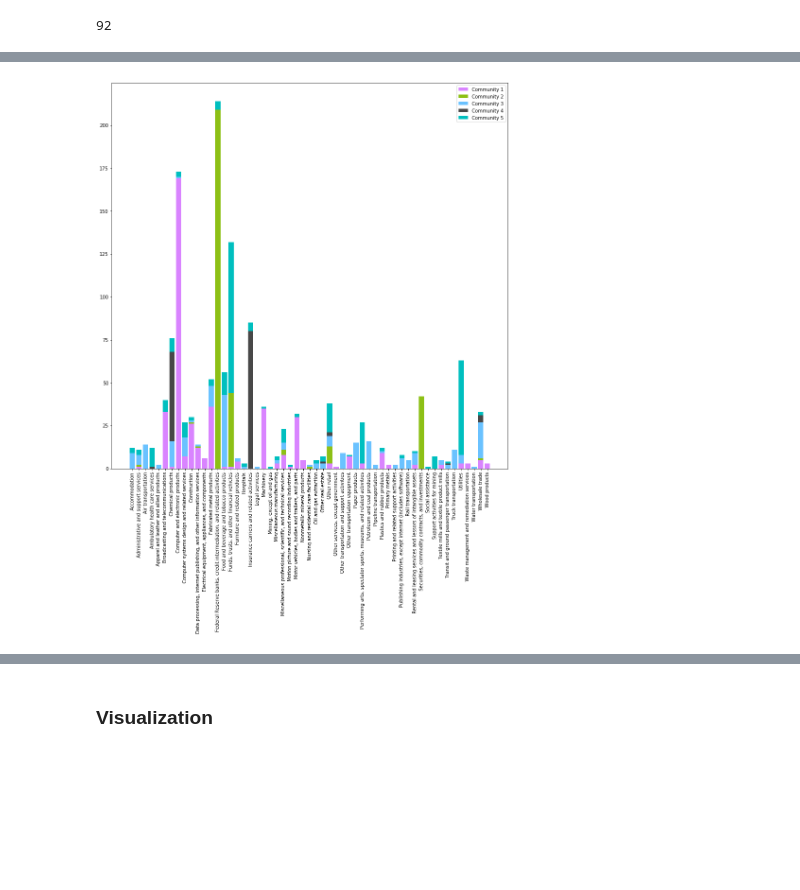
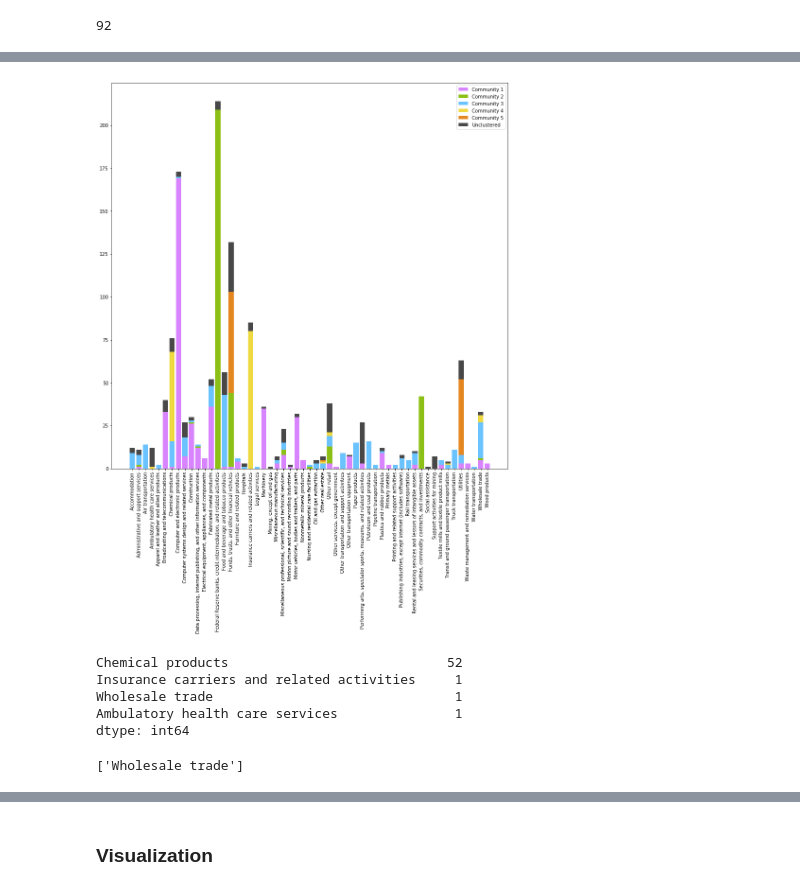
Before and after one commit to brochure/Stock-Complex-Networks, a Jupyter notebook: Codes/network_topology_analysis.ipynb, the cells around one changed output, grey strips where cells are left out. Cells and saved outputs as stored; diff of their text form; code cells hidden in the pictures; blank space fills up the shorter version.

```diff
--- a/Codes/network_topology_analysis.ipynb
+++ b/Codes/network_topology_analysis.ipynb
@@ -1476,7 +1481,7 @@ dtype: int64
 # %%
 for i in range(len(v_c_2)): v_c_2[i] = i+1
 # %%
-for i in range(len(lst_tickers_stp)): G.nodes[lst_tickers_stp[i]]['community'] = str(v_c_2[best_asgn[i]])
+for i in range(len(lst_tickers_stp)): G.nodes[lst_tickers_stp[i]]['community'] = str(v_c_2[over_best_asgn[i]])
 # %%
 v_c = pd.Series(sri_overall_asgn).value_counts()
 # %%
@@ -1496,12 +1501,16 @@ stp_group_tckr_index = sri_overall_asgn[sri_overall_asgn == v_c.index[3]].index.
 stp_group_tckr = [lst_tickers_stp[i] for i in stp_group_tckr_index]
 stp_group_indcode = getIndustryCodeByStockCode(stp_group_tckr, code_type='Title')
 sri_community_4 = pd.Series(stp_group_indcode).value_counts()
+stp_group_tckr_index = sri_overall_asgn[sri_overall_asgn == v_c.index[4]].index.tolist()
+stp_group_tckr = [lst_tickers_stp[i] for i in stp_group_tckr_index]
+stp_group_indcode = getIndustryCodeByStockCode(stp_group_tckr, code_type='Title')
+sri_community_5 = pd.Series(stp_group_indcode).value_counts()
 # %%
 stp_group_tckr_index = []
-for i in range(4,11): stp_group_tckr_index += sri_overall_asgn[sri_overall_asgn == v_c.index[i]].index.tolist()
+for i in range(5,11): stp_group_tckr_index += sri_overall_asgn[sri_overall_asgn == v_c.index[i]].index.tolist()
 stp_group_tckr = [lst_tickers_stp[i] for i in stp_group_tckr_index]
 stp_group_indcode = getIndustryCodeByStockCode(stp_group_tckr, code_type='Title')
-sri_community_5 = pd.Series(stp_group_indcode).value_counts()
+sri_community_6 = pd.Series(stp_group_indcode).value_counts()
 # %%
 uniq_ind = np.unique(df_codes_and_title.Title)
 # %%
@@ -1510,6 +1519,7 @@ lst_community_2 = []
 lst_community_3 = []
 lst_community_4 = []
 lst_community_5 = []
+lst_community_6 = []
 for ind in uniq_ind:
     if ind in sri_community_1.index: lst_community_1.append(sri_community_1[ind]) #/ sum(sri_overall_asgn == v_c.index[0]))
     else: lst_community_1.append(0)
@@ -1521,3 +1531,5 @@ for ind in uniq_ind:
     else: lst_community_4.append(0)
     if ind in sri_community_5.index: lst_community_5.append(sri_community_5[ind]) #/ sum(sri_overall_asgn == v_c.index[4]))
     else: lst_community_5.append(0)
+    if ind in sri_community_6.index: lst_community_6.append(sri_community_6[ind]) #/ sum(sri_overall_asgn == v_c.index[5]))
+    else: lst_community_6.append(0)
@@ -1524,16 +1583,18 @@ for ind in uniq_ind:
 # %%
 idx = np.arange(len(uniq_ind))
 plt.figure(figsize=(15,15))
 p1 = plt.bar(idx, lst_community_1, color=(0.85, 0.5176, 1))
 p2 = plt.bar(idx, lst_community_2, bottom=lst_community_1, color=(0.553, 0.753, 0.0863))
 p3 = plt.bar(idx, lst_community_3,
              bottom=np.array(lst_community_1)+np.array(lst_community_2), color=(0.4157, 0.7608, 1))
 p4 = plt.bar(idx, lst_community_4,
-             bottom=np.array(lst_community_1)+np.array(lst_community_2)+np.array(lst_community_3), color=[0.283,0.2823,0.282])
+             bottom=np.array(lst_community_1)+np.array(lst_community_2)+np.array(lst_community_3), color=[0.937255,0.851,0.25333])
 p5 = plt.bar(idx, lst_community_5,
-             bottom=np.array(lst_community_1)+np.array(lst_community_2)+np.array(lst_community_3)+np.array(lst_community_4), color='c')
+             bottom=np.array(lst_community_1)+np.array(lst_community_2)+np.array(lst_community_3)+np.array(lst_community_4), color=[0.898,0.5294,0.1294])
+p6 = plt.bar(idx, lst_community_6,
+             bottom=np.array(lst_community_1)+np.array(lst_community_2)+np.array(lst_community_3)+np.array(lst_community_4)+np.array(lst_community_5), color=[0.283,0.2823,0.282])
 plt.xticks(idx, uniq_ind, rotation=90)
-plt.legend((p1[0], p2[0], p3[0], p4[0], p5[0]), ('Community 1', 'Community 2', 'Community 3', 'Community 4', 'Community 5'));
-#plt.savefig(ROOTPATH + '/IndStackedBarChart_00.pdf', bbox_inches='tight')
+plt.legend((p1[0], p2[0], p3[0], p4[0], p5[0], p6[0]), ('Community 1', 'Community 2', 'Community 3', 'Community 4', 'Community 5', 'Unclustered'));
+plt.savefig(ROOTPATH + '/IndStackedBarChart_01.pdf', bbox_inches='tight')
 # %% [output]
-[figure, old version]
+[figure, new version]
@@ -1539,0 +1607,12 @@ plt.legend((p1[0], p2[0], p3[0], p4[0], p5[0]), ('Community 1', 'Community 2', '
+# %%
+pd.Series(getIndustryCodeByStockCode(yellow_1,'Title')).value_counts()
+# %% [output]
+Chemical products                            52
+Insurance carriers and related activities     1
+Wholesale trade                               1
+Ambulatory health care services               1
+dtype: int64
+# %%
+getIndustryCodeByStockCode(['CAH'],'Title')
+# %% [output]
+['Wholesale trade']
```
Also changed, not shown: parts of 21 cells of this notebook, 2 other files.
